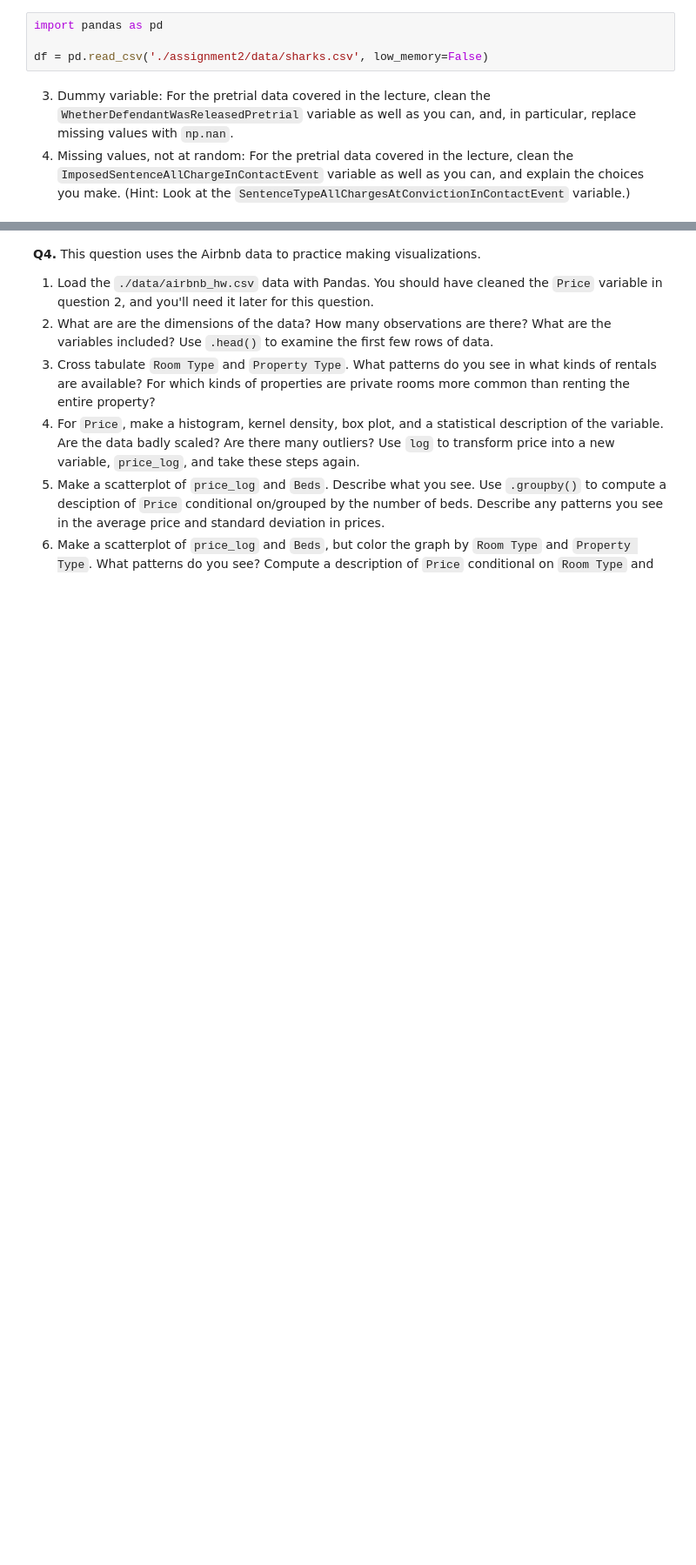
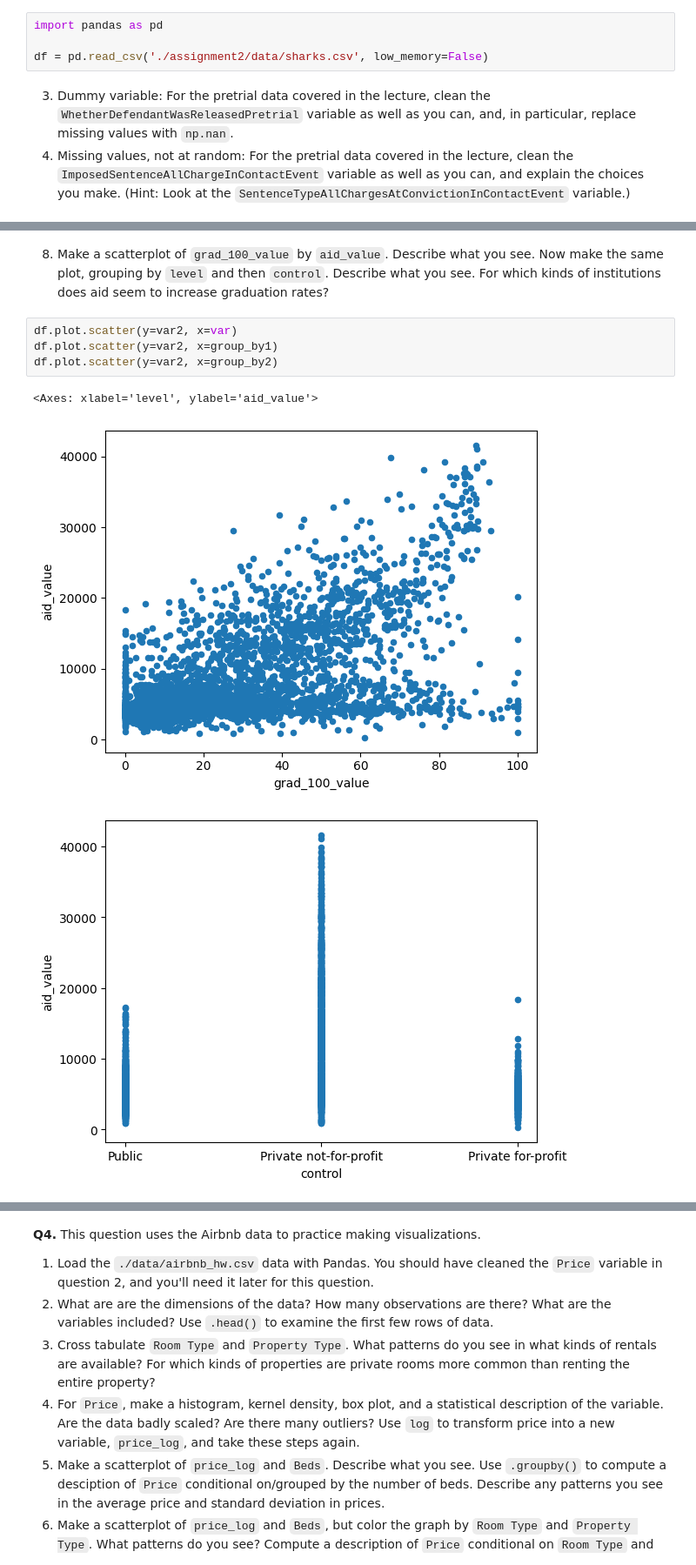
Before and after one commit to amanzanares410/assignment2, a Jupyter notebook: assignment2.ipynb, the cells around one changed output, grey strips where cells are left out. Shown: that part at 87% size. Cells and saved outputs as stored; diff of their text form; blank space fills up the shorter version.

```diff
--- a/assignment2.ipynb
+++ b/assignment2.ipynb
@@ -166,0 +224,10 @@ Standard deviation: 23.312730042196648
+# %% [markdown]
+8. Make a scatterplot of `grad_100_value` by `aid_value`. Describe what you see. Now make the same plot, grouping by `level` and then `control`. Describe what you see. For which kinds of institutions does aid seem to increase graduation rates?
+# %%
+df.plot.scatter(y=var2, x=var)
+df.plot.scatter(y=var2, x=group_by1)
+df.plot.scatter(y=var2, x=group_by2)
+# %% [output]
+<Axes: xlabel='level', ylabel='aid_value'>
+[figure, added]
+[figure, added]
```
Also changed, not shown: parts of 15 cells of this notebook.
